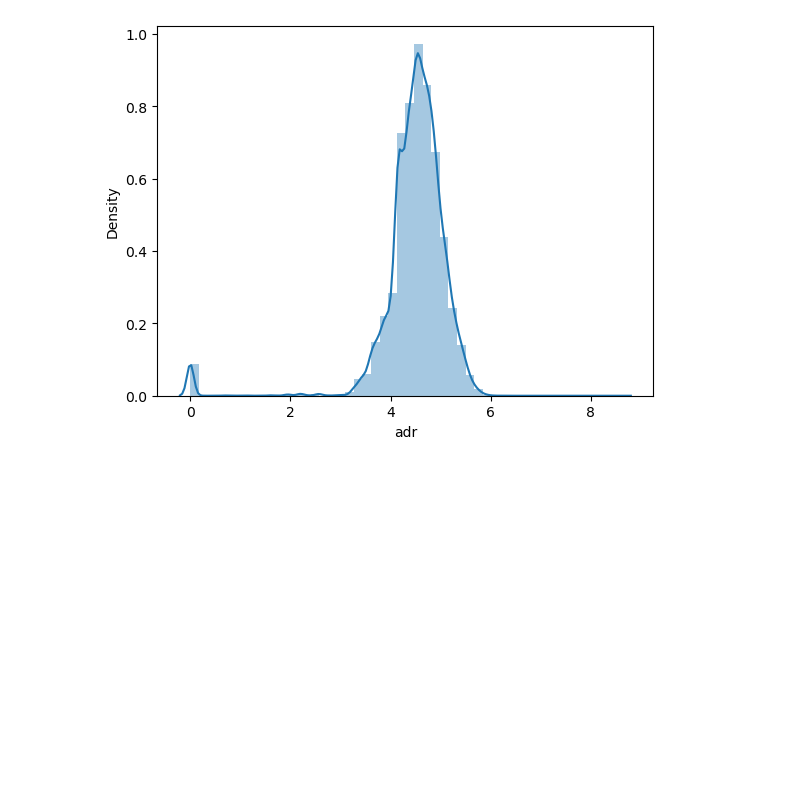
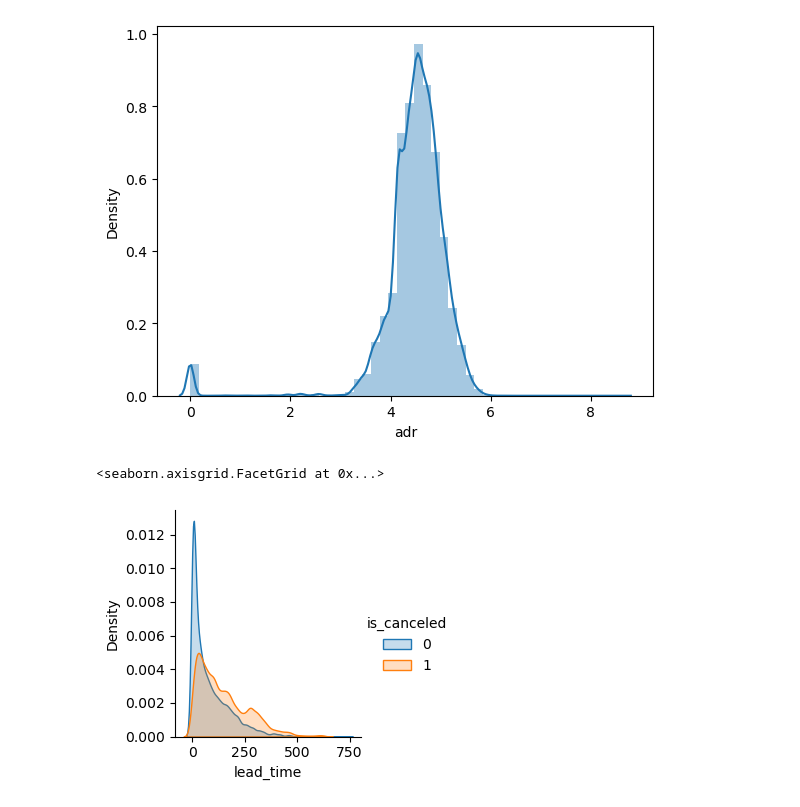
Before and after one commit to uguranium/ml-hb-cancellation, a Jupyter notebook: hb_cancellation_prediction.ipynb, the cells around one changed output. Drawn from its saved outputs; the diff is of its cells as text; code cells hidden in the pictures; blank space fills up the shorter version.

```diff
--- a/hb_cancellation_prediction.ipynb
+++ b/hb_cancellation_prediction.ipynb
@@ -744,4 +744,7 @@ sns.distplot(dataframe['adr'].dropna())
 <AxesSubplot:xlabel='adr', ylabel='Density'>
 [figure]
 # %%
-# Continue 0 from lecture 19
+sns.FacetGrid(data, hue='is_canceled').map(sns.kdeplot, 'lead_time', shade=True).add_legend()
+# %% [output]
+<seaborn.axisgrid.FacetGrid at 0x...>
+[figure, added]
```
Also changed, not shown: parts of 3 cells of this notebook, 1 other file.
